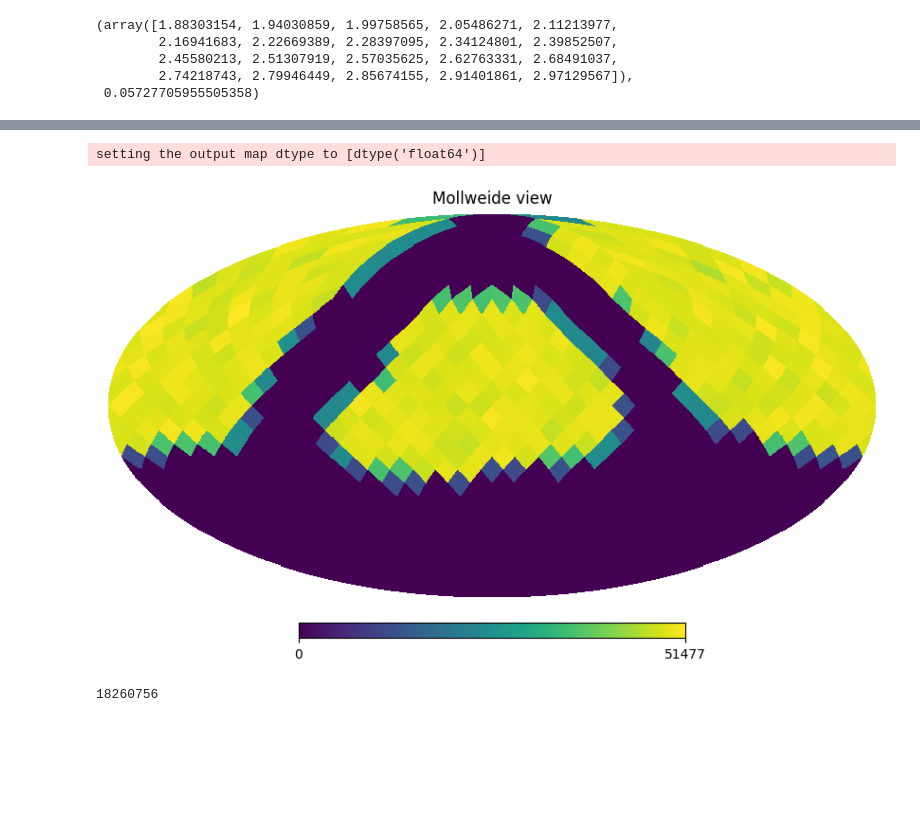
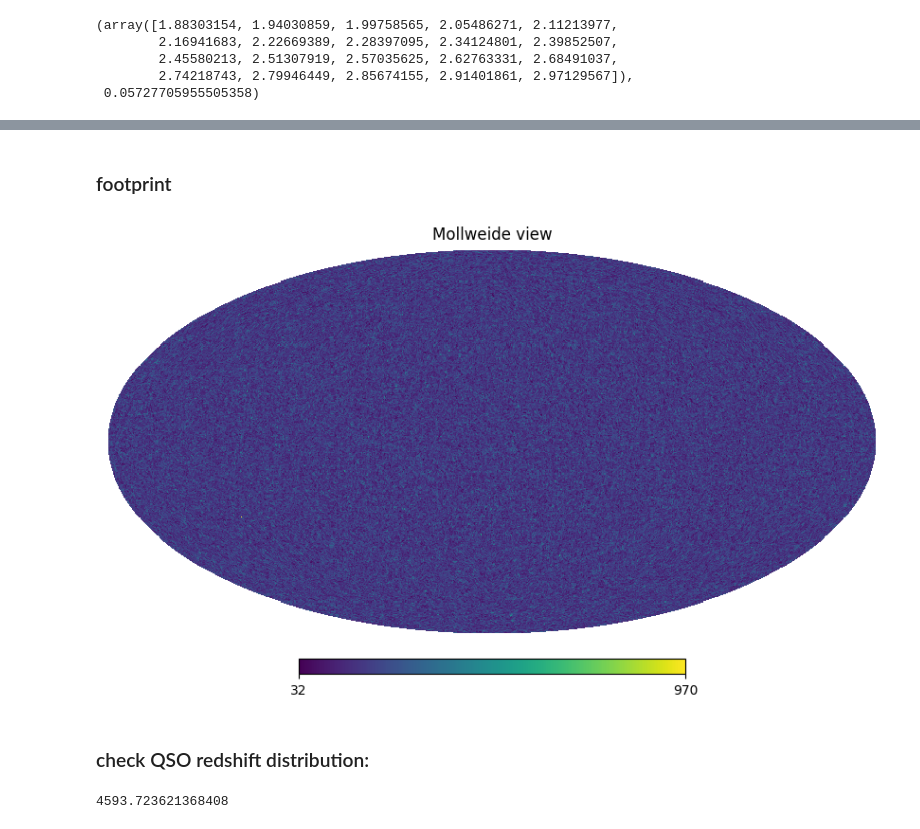
Before and after one commit to hangqianjun/lya_forest_clustering_z, a Jupyter notebook: lya_tests.ipynb, the cells around one changed output, grey strips where cells are left out. Cells and saved outputs as stored; diff of their text form; code cells hidden in the pictures; blank space fills up the shorter version.

```diff
--- a/lya_tests.ipynb
+++ b/lya_tests.ipynb
@@ -385,0 +526,14 @@ cc=pl.hist(data_holder["DELTA_F"],range=[-1,1],bins=30,histtype='step')
+# %%
+# check this:
+fin = fits.open(root + "comb_pixgroup.fits")
+print(len(fin[1].data['RA']))
+
+#distribution of delta, redshift, etc.:
+print(np.mean(fin[1].data["DELTA_F"]))
+fig,axarr=pl.subplots(1,2,figsize=[7,3])
+pl.sca(axarr[0])
+cc=pl.hist(fin[1].data["Z_BIN"],bins=20,range=[0.5,20.5])
+pl.xlabel("zbin")
+pl.sca(axarr[1])
+cc=pl.hist(fin[1].data["DELTA_F"],range=[-0.3,0.3],bins=30)
+pl.xlabel("delta_f")
@@ -386,29 +545,18 @@ cc=pl.hist(data_holder["DELTA_F"],range=[-1,1],bins=30,histtype='step')
+# %% [markdown]
+### footprint
 # %%
-num = [0,1,2,3,4,5,6,7,8,9,10,11,12,13,14,15,16,17,18,19,20,21,22,23,25,27,28,30]
-root = "/pscratch/sd/q/qhang/desi-lya/delta_F/"
+ra = fin[1].data['RA']
+dec = fin[1].data['DEC']
 
-# for each tomo bin
-nside=8
+nside = 128
 npix = int(12*nside**2)
-
-lya_counts = np.zeros(int(12*nside**2))
-for ii in num:
-    fname = root + f"pixgroup_{ii}.fits"
-    fin = fits.open(fname)
-
-    ra = fin[1].data['RA']
-    dec = fin[1].data['DEC']
-    zbin = fin[1].data['Z_BIN']
-
-    pix = hp.ang2pix(nside,
-                 np.radians(90 - dec),
-                 np.radians(ra))
-    n = np.bincount(pix, minlength=npix)
-    lya_counts += n
+pix = hp.ang2pix(nside,
+                     np.radians(90 - dec),
+                     np.radians(ra))
+n = np.bincount(pix, minlength=npix)
 # %%
-hp.mollview(lya_counts)
-if(1):
+hp.mollview(n)
+if(0):
     hp.write_map(f"lya_counts-nside-{nside}.fits", lya_counts)
 # %% [output]
-setting the output map dtype to [dtype('float64')]
-[figure, old version]
+[figure, new version]
@@ -449,4 +563,7 @@ save_catalog_to_fits(fname, data_holder)
-# %%
-print(len(data_holder[key]))
-# %% [output]
-18260756
+# %% [markdown]
+### check QSO redshift distribution:
+# %%
+l_max_cat = (1+bin_edges[17])*lambda_rf_max
+print(l_max_cat)
+# %% [output]
+4593.723621368408
```
Also changed, not shown: parts of 53 cells of this notebook, 5 other files.
